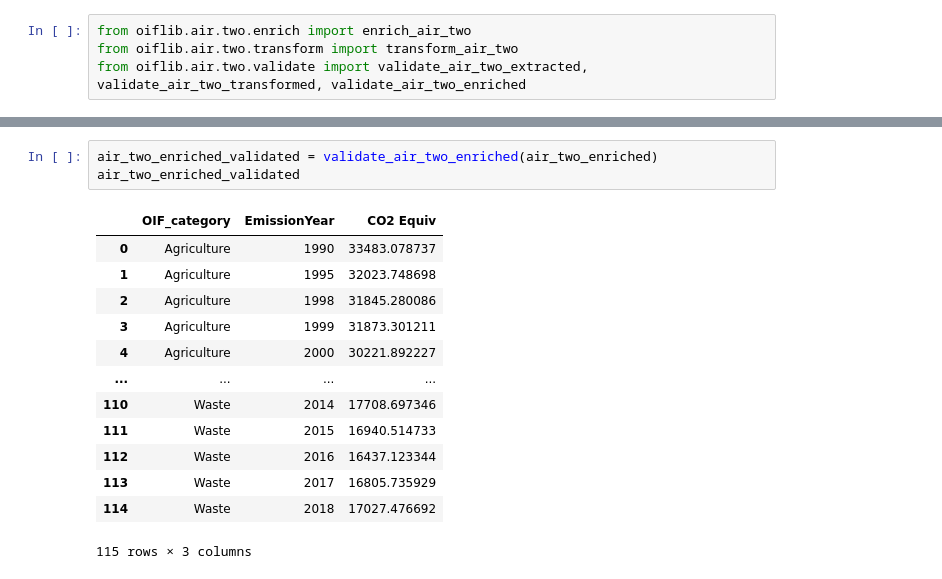
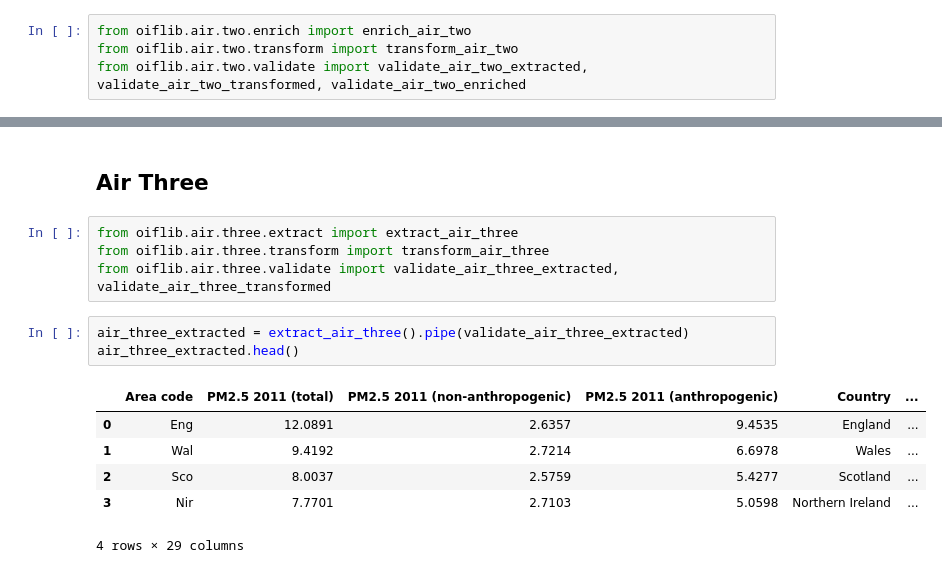
Before and after one commit to Defra-Data-Science-Centre-of-Excellence/oiflib, a Jupyter notebook: docs/source/air.ipynb, the cells around one changed output, grey strips where cells are left out. Saved outputs shown, nothing was run; the diff lists cells and outputs as text.

```diff
--- a/docs/source/air.ipynb
+++ b/docs/source/air.ipynb
@@ -141,20 +201,19 @@ air_two_enriched.head()
 | 2 | Agriculture | 1998 | 31845.280086 |
 | 3 | Agriculture | 1999 | 31873.301211 |
 | 4 | Agriculture | 2000 | 30221.892227 |
-# %%
-air_two_enriched_validated = validate_air_two_enriched(air_two_enriched)
-air_two_enriched_validated
-# %% [output]
-|  | OIF_category | EmissionYear | CO2 Equiv |
-| 0 | Agriculture | 1990 | 33483.078737 |
-| 1 | Agriculture | 1995 | 32023.748698 |
-| 2 | Agriculture | 1998 | 31845.280086 |
-| 3 | Agriculture | 1999 | 31873.301211 |
-| 4 | Agriculture | 2000 | 30221.892227 |
-| ... | ... | ... | ... |
-| 110 | Waste | 2014 | 17708.697346 |
-| 111 | Waste | 2015 | 16940.514733 |
-| 112 | Waste | 2016 | 16437.123344 |
-| 113 | Waste | 2017 | 16805.735929 |
-| 114 | Waste | 2018 | 17027.476692 |
-115 rows × 3 columns
+# %% [markdown]
+## Air Three
+# %%
+from oiflib.air.three.extract import extract_air_three
+from oiflib.air.three.transform import transform_air_three
+from oiflib.air.three.validate import validate_air_three_extracted, validate_air_three_transformed
+# %%
+air_three_extracted = extract_air_three().pipe(validate_air_three_extracted)
+air_three_extracted.head()
+# %% [output]
+|  | Area code | PM2.5 2011 (total) | PM2.5 2011 (non-anthropogenic) | PM2.5 2011 (anthropogenic) | Country | ... |
+| 0 | Eng | 12.0891 | 2.6357 | 9.4535 | England | ... |
+| 1 | Wal | 9.4192 | 2.7214 | 6.6978 | Wales | ... |
+| 2 | Sco | 8.0037 | 2.5759 | 5.4277 | Scotland | ... |
+| 3 | Nir | 7.7701 | 2.7103 | 5.0598 | Northern Ireland | ... |
+4 rows × 29 columns
```
Also changed, not shown: parts of 22 cells of this notebook.
